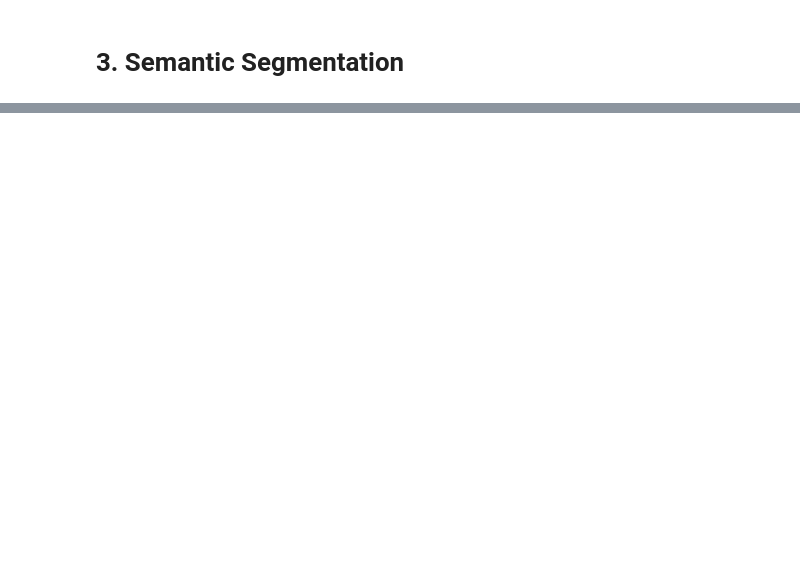
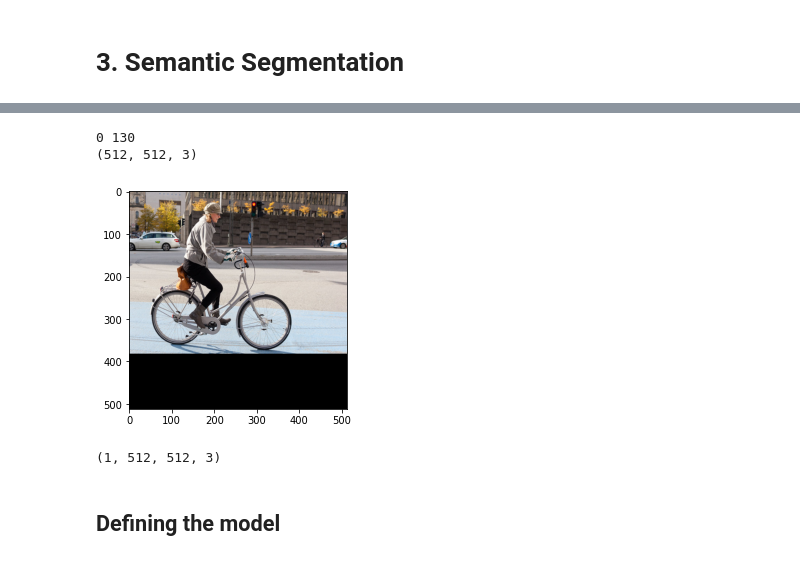
Before and after one commit to daniel-saeedi/Neural-Networks-Deep-Learning, a Jupyter notebook: Project/Project1/Notebooks/3_Semantic_Segmentation.ipynb, the cells around one changed output, grey strips where cells are left out. Cells and saved outputs as stored; diff of their text form; code cells hidden in the pictures; blank space fills up the shorter version.

```diff
--- a/Project/Project1/Notebooks/3_Semantic_Segmentation.ipynb
+++ b/Project/Project1/Notebooks/3_Semantic_Segmentation.ipynb
@@ -51,0 +48,27 @@ plt.savefig("segmented_output.png", bbox_inches='tight')
+# %%
+# padding array to square image to match training images
+pad_x = int(trained_image_width - resized_image.size[0])
+pad_y = int(trained_image_width - resized_image.size[1])
+print(pad_x, pad_y)
+
+# numpy padding
+input_image = np.pad(np.array(resized_image), ((0, pad_y), (0, pad_x), (0, 0)), mode='constant')
+print(input_image.shape)
+
+plt.imshow(input_image)
+plt.show()
+# %% [output]
+0 130
+(512, 512, 3)
+[figure, added]
+# %%
+# apply normalization
+input_image = input_image / 255.0
+
+# expand first dimension
+input_image = np.expand_dims(input_image, 0)
+print(input_image.shape)
+# %% [output]
+(1, 512, 512, 3)
+# %% [markdown]
+## Defining the model
```
Also changed, not shown: parts of 16 cells of this notebook, 9 other files.
